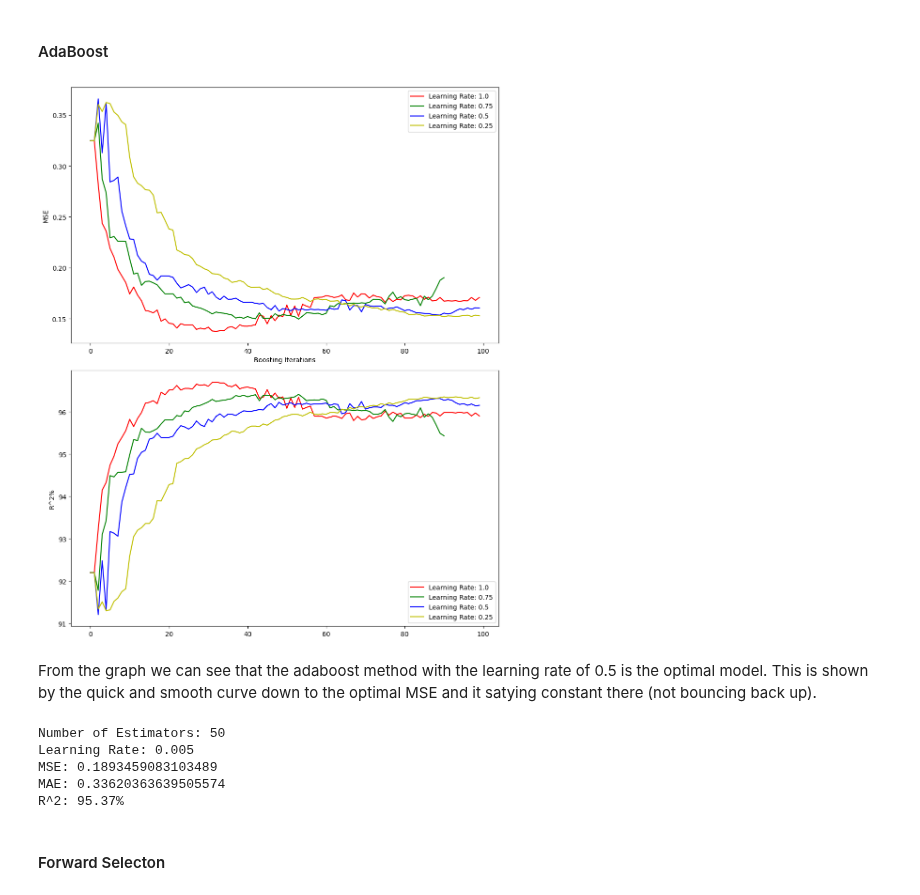
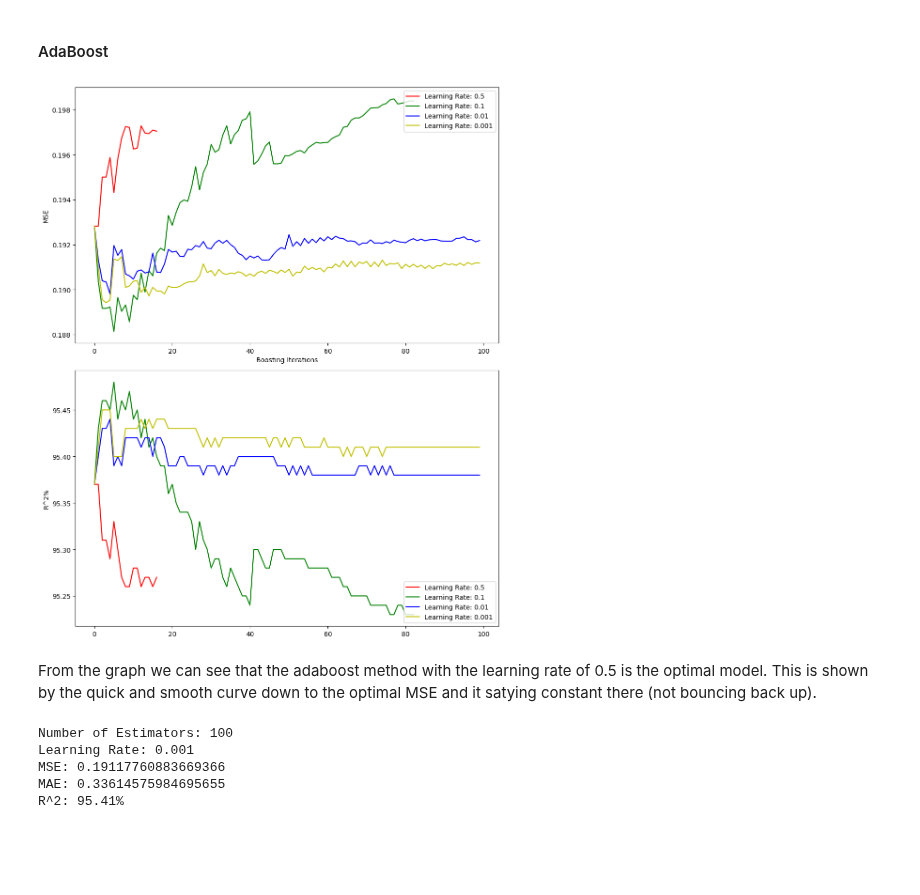
Before and after one commit to xvxvdee/CPS844_Assignment, a Jupyter notebook: Linear_Regression.ipynb, the cells around one changed output. Saved outputs shown, nothing was run; the diff lists cells and outputs as text; code cells hidden in the pictures; blank space fills up the shorter version.

Commit message:
Clean up Linear Regression

```diff
--- a/Linear_Regression.ipynb
+++ b/Linear_Regression.ipynb
@@ -108,35 +107,35 @@ Y = df["NObeyesdad"]
 
 xTrain, xTest, yTrain, yTest = train_test_split(X, Y, test_size=0.2, random_state=42, stratify=Y)
 # %%
-versions = [(50,0.05,"r-"), (50,0.025,"g-"), (50,0.01,"b-"),(50,0.005,"y-")]
+versions = [(100,0.5,"r-"), (100,0.1,"g-"), (100,0.01,"b-"),(100,0.001,"y-")]
 fig, plot = plt.subplots(2, 1, figsize=(10,12))
 
 for n_est, lr, color in versions:
     regr = AdaBoostRegressor(n_estimators=n_est, random_state=42, learning_rate=lr, estimator=LinearRegression())
     regr.fit(xTrain, yTrain)
     test_error = []
     test_r2 = []
     for i, yPred in enumerate(regr.staged_predict(xTest)):
         test_error.append(mean_squared_error(yTest, yPred))
         test_r2.append(np.round(r2_score(yTest, yPred)*100,2))
 
     plot[0].plot(
         range(len(test_error)), test_error, color, label=f"Learning Rate: {lr}"
     )
     plot[1].plot(
         range(len(test_r2)), test_r2, color, label=f"Learning Rate: {lr}"
     )
 plot[0].legend(loc="upper right")
 plot[0].set(xlabel="Boosting Iterations", ylabel="MSE")
 plot[1].legend(loc="lower right")
 plot[1].set(ylabel="R^2%")
 fig.tight_layout()
 # %% [output]
-[figure, old version]
+[figure, new version]
 # %% [markdown]
 From the graph we can see that the adaboost method with the learning rate of 0.5 is the optimal model. This is shown by the quick and smooth curve down to the optimal MSE and it satying constant there (not bouncing back up).
 # %%
-regr = AdaBoostRegressor(n_estimators=50, random_state=42, learning_rate=0.005, estimator=LinearRegression())
+regr = AdaBoostRegressor(n_estimators=100, random_state=42, learning_rate=0.001, estimator=LinearRegression())
 regr.fit(xTrain, yTrain)
 yPred = regr.predict(xTest)
 mse = mean_squared_error(yTest, yPred)
@@ -144,10 +143,8 @@ mae = mean_absolute_error(yTest, yPred)
 r2 = r2_score(yTest, yPred)
 print(f"Number of Estimators: {n_est}\nLearning Rate: {lr}\nMSE: {mse}\nMAE: {mae}\nR^2: {np.round(r2*100,2)}%\n")
 # %% [output]
-Number of Estimators: 50
-Learning Rate: 0.005
-MSE: 0.1893459083103489
-MAE: 0.33620363639505574
-R^2: 95.37%
+Number of Estimators: 100
+Learning Rate: 0.001
+MSE: 0.19117760883669366
+MAE: 0.33614575984695655
+R^2: 95.41%
-# %% [markdown]
-#### Forward Selecton
```
Also changed, not shown: parts of 4 cells of this notebook.
